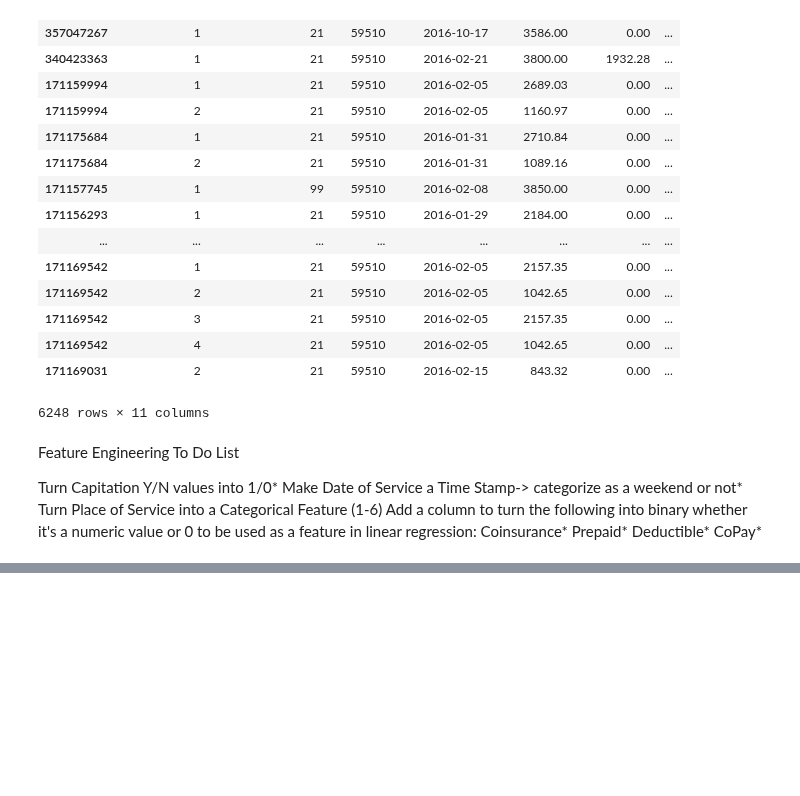
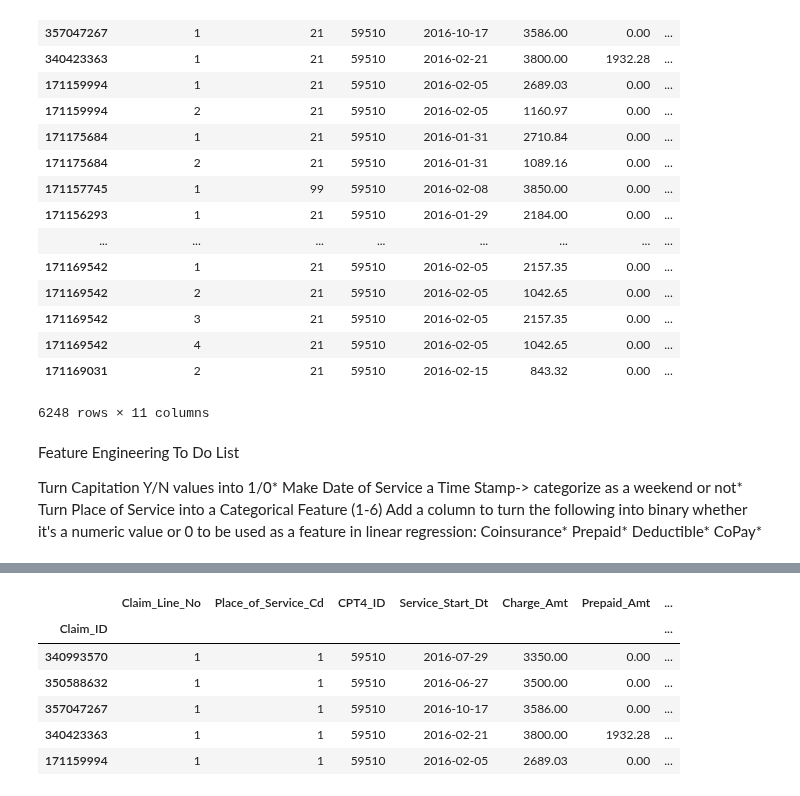
Before and after one commit to jlhewitt/Healthcare-Claim-Analysis, a Jupyter notebook: Save_For_Later/Second_Draft.ipynb, the cells around one changed output, grey strips where cells are left out. Cells and saved outputs as stored; diff of their text form; code cells hidden in the pictures; blank space fills up the shorter version.

```diff
--- a/Save_For_Later/Second_Draft.ipynb
+++ b/Save_For_Later/Second_Draft.ipynb
@@ -142,0 +164,14 @@ CoPay*
+# %%
+Place_of_Service_Categorical = {"Place_of_Service_Cd": {21: 1, 99: 2, 11: 3, 23: 4,
+                                  22: 5, 12: 6 }}
+# %%
+simplified_CPT4_df.replace(Place_of_Service_Categorical, inplace=True)
+simplified_CPT4_df.head()
+# %% [output]
+|  | Claim_Line_No | Place_of_Service_Cd | CPT4_ID | Service_Start_Dt | Charge_Amt | Prepaid_Amt | ... |
+| Claim_ID |  |  |  |  |  |  | ... |
+| 340993570 | 1 | 1 | 59510 | 2016-07-29 | 3350.00 | 0.00 | ... |
+| 350588632 | 1 | 1 | 59510 | 2016-06-27 | 3500.00 | 0.00 | ... |
+| 357047267 | 1 | 1 | 59510 | 2016-10-17 | 3586.00 | 0.00 | ... |
+| 340423363 | 1 | 1 | 59510 | 2016-02-21 | 3800.00 | 1932.28 | ... |
+| 171159994 | 1 | 1 | 59510 | 2016-02-05 | 2689.03 | 0.00 | ... |
```
Also changed, not shown: parts of 20 cells of this notebook.
